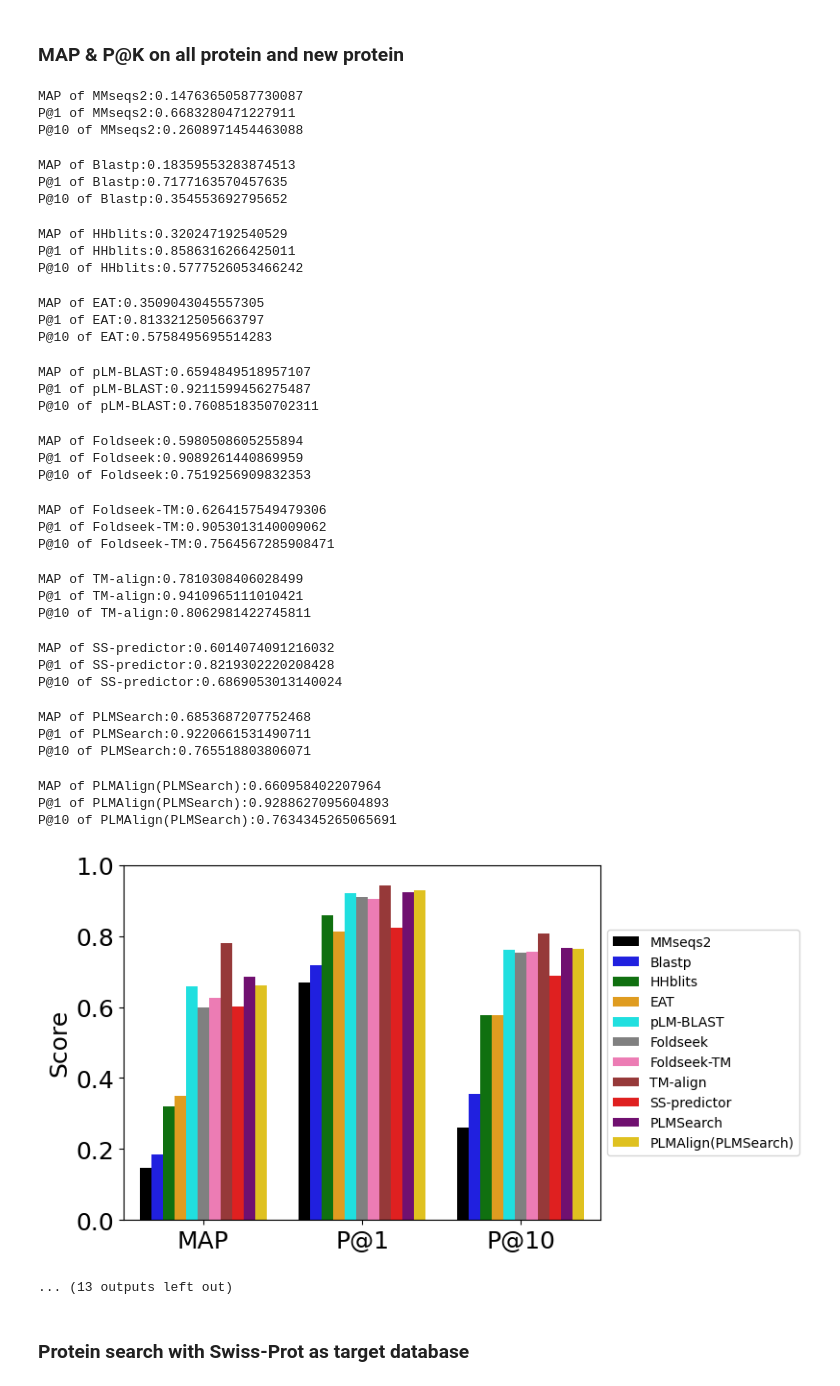
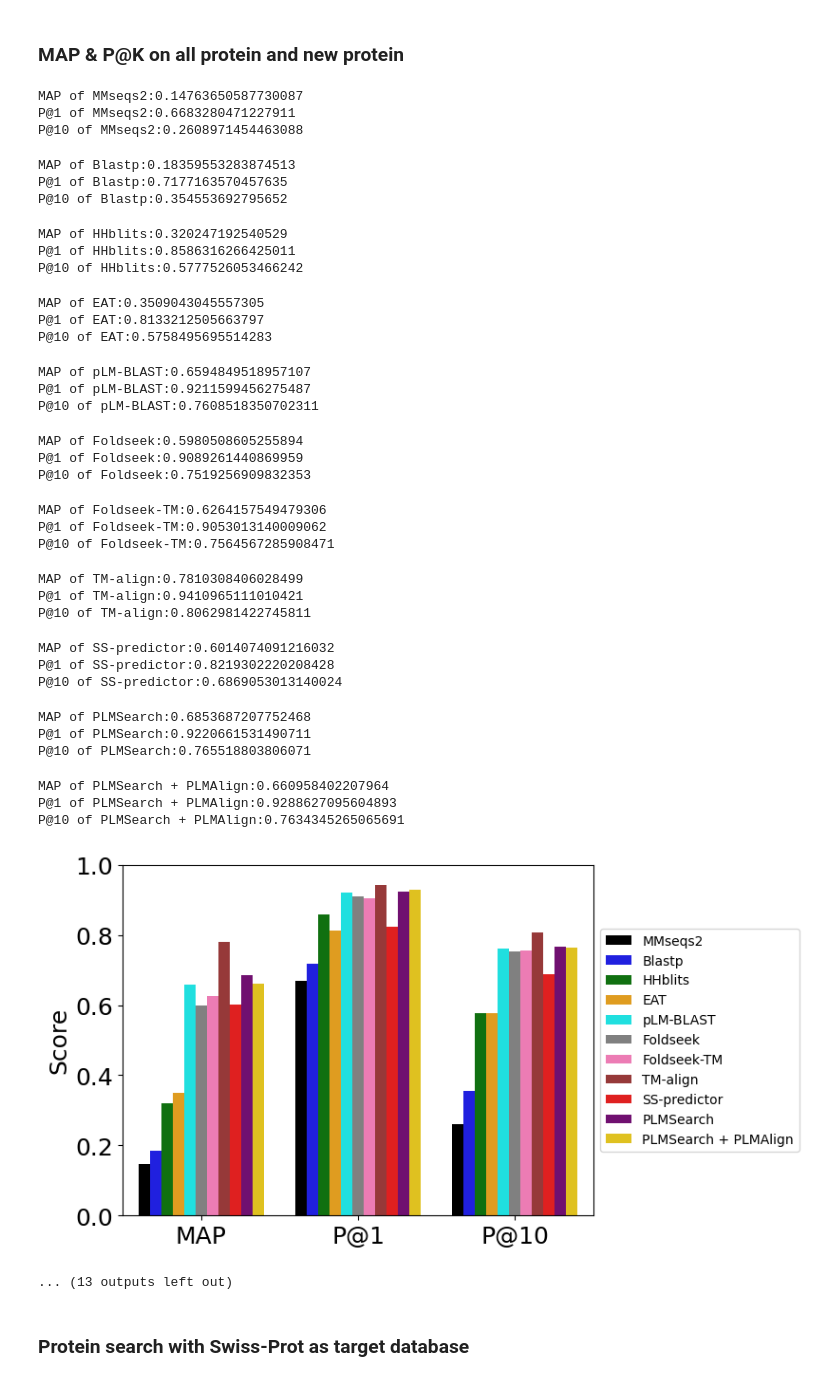
Before and after one commit to maovshao/PLMSearch, a Jupyter notebook: main.ipynb, the cells around one changed output. Cells and saved outputs as stored; diff of their text form; code cells hidden in the pictures.

```diff
--- a/main.ipynb
+++ b/main.ipynb
@@ -168,9 +168,9 @@ color_dict = {
     "TM-align": "brown",
     "SS-predictor": "red",
     "PLMSearch": "purple",
-    "PLMAlign(PLMSearch)": "gold"
+    "PLMSearch + PLMAlign": "gold"
 }
-method_list = ["MMseqs2", "Blastp", "HHblits", "EAT", "pLM-BLAST", "Foldseek", "Foldseek-TM", "TM-align", "SS-predictor", "PLMSearch", "PLMAlign(PLMSearch)"]
+method_list = ["MMseqs2", "Blastp", "HHblits", "EAT", "pLM-BLAST", "Foldseek", "Foldseek-TM", "TM-align", "SS-predictor", "PLMSearch", "PLMSearch + PLMAlign"]
 
 todo_dir_list = ["./plmsearch_data/scope_test/search_result/"]
 same_fold_mat = "./plmsearch_data/scope_test/same_fold_mat.npy"
@@ -199,37 +199,37 @@ map_pk_plot(df_dict_2, color_dict, legend=True)
 MAP of MMseqs2:0.14763650587730087
 P@1 of MMseqs2:0.6683280471227911
 P@10 of MMseqs2:0.2608971454463088
 MAP of Blastp:0.18359553283874513
 P@1 of Blastp:0.7177163570457635
 P@10 of Blastp:0.354553692795652
 MAP of HHblits:0.320247192540529
 P@1 of HHblits:0.8586316266425011
 P@10 of HHblits:0.5777526053466242
 MAP of EAT:0.3509043045557305
 P@1 of EAT:0.8133212505663797
 P@10 of EAT:0.5758495695514283
 MAP of pLM-BLAST:0.6594849518957107
 P@1 of pLM-BLAST:0.9211599456275487
 P@10 of pLM-BLAST:0.7608518350702311
 MAP of Foldseek:0.5980508605255894
 P@1 of Foldseek:0.9089261440869959
 P@10 of Foldseek:0.7519256909832353
 MAP of Foldseek-TM:0.6264157549479306
 P@1 of Foldseek-TM:0.9053013140009062
 P@10 of Foldseek-TM:0.7564567285908471
 MAP of TM-align:0.7810308406028499
 P@1 of TM-align:0.9410965111010421
 P@10 of TM-align:0.8062981422745811
 MAP of SS-predictor:0.6014074091216032
 P@1 of SS-predictor:0.8219302220208428
 P@10 of SS-predictor:0.6869053013140024
 MAP of PLMSearch:0.6853687207752468
 P@1 of PLMSearch:0.9220661531490711
 P@10 of PLMSearch:0.765518803806071
-MAP of PLMAlign(PLMSearch):0.660958402207964
-P@1 of PLMAlign(PLMSearch):0.9288627095604893
-P@10 of PLMAlign(PLMSearch):0.7634345265065691
+MAP of PLMSearch + PLMAlign:0.660958402207964
+P@1 of PLMSearch + PLMAlign:0.9288627095604893
+P@10 of PLMSearch + PLMAlign:0.7634345265065691
-[figure, old version]
+[figure, new version]
 ... (13 outputs left out)
 # %% [markdown]
 ### Protein search with Swiss-Prot as target database
```
Also changed, not shown: parts of 4 cells of this notebook, 1 other file.
